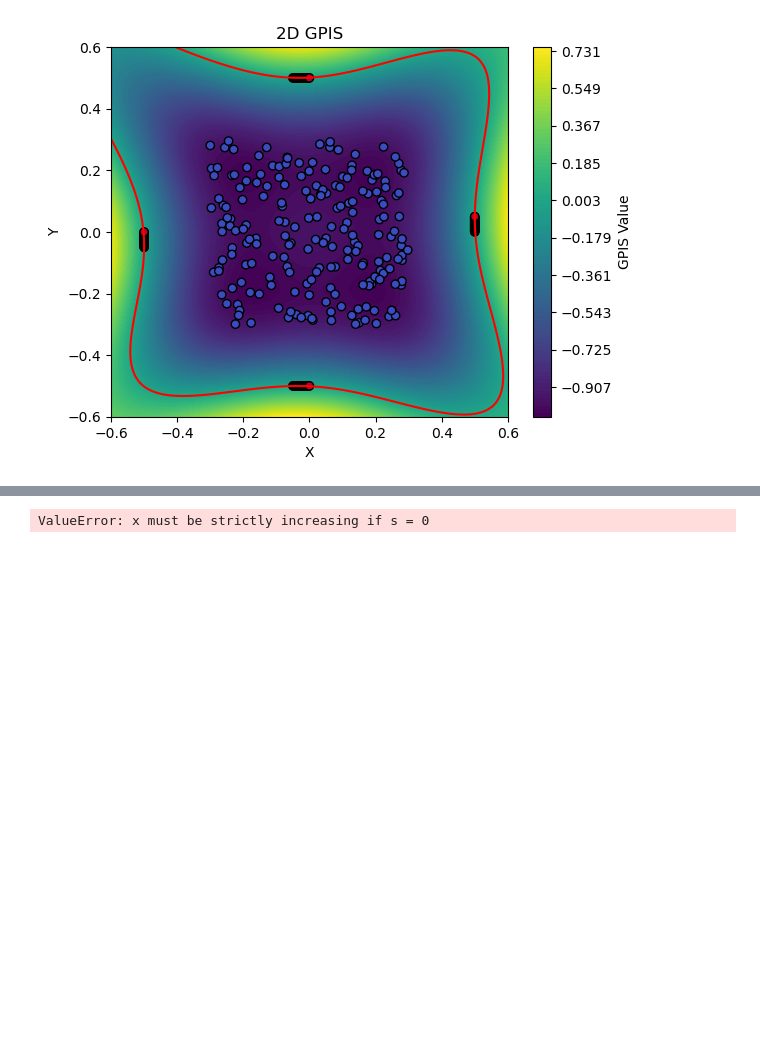
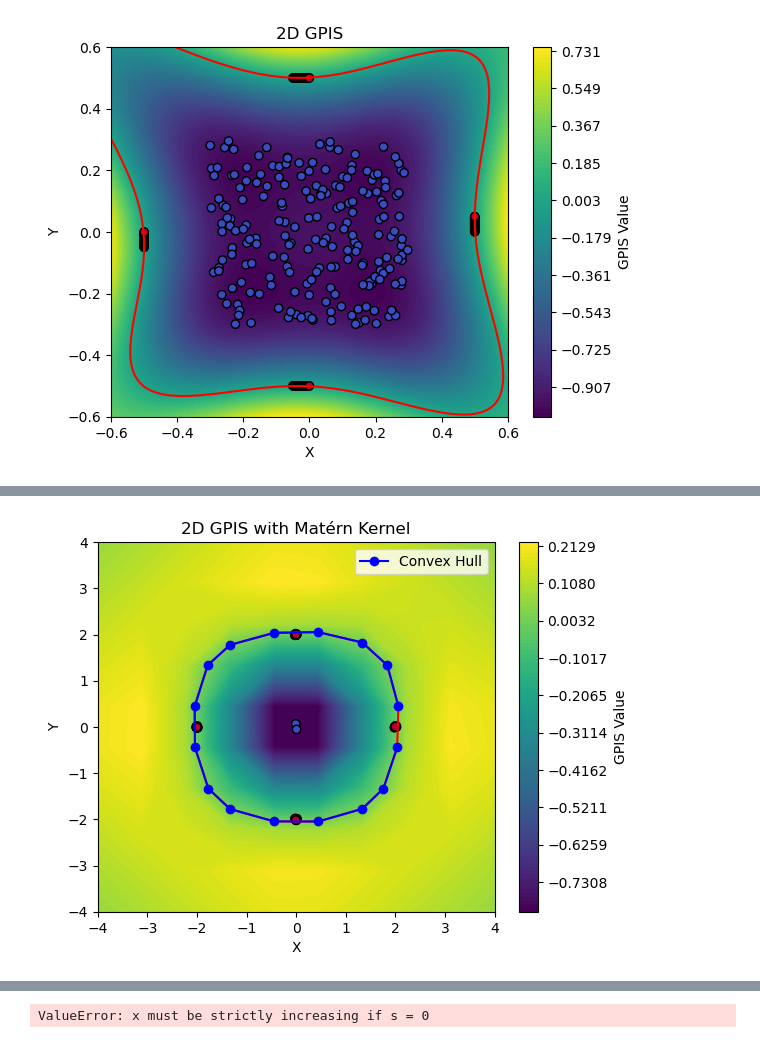
Before and after one commit to TacYee/Simulation, a Jupyter notebook: examples/GPISi.ipynb, the cells around one changed output, grey strips where cells are left out. Saved outputs shown, nothing was run; the diff lists cells and outputs as text; code cells hidden in the pictures; blank space fills up the shorter version.

```diff
--- a/examples/GPISi.ipynb
+++ b/examples/GPISi.ipynb
@@ -379,0 +483,74 @@ plt.show()
+# %%
+import numpy as np
+import matplotlib.pyplot as plt
+from sklearn.gaussian_process import GaussianProcessRegressor
+from sklearn.gaussian_process.kernels import Matern
+from scipy.spatial import ConvexHull
+
+# 1. 数据准备
+N_boundary = 100
+N_interior = 2
+noise_level = 0.01
+
+# 创建边界点
+x_boundary = np.concatenate([
+    np.linspace(-0.01, 0, N_boundary // 4) + np.random.normal(0, noise_level, N_boundary // 4),
+    np.linspace(-0.01, 0, N_boundary // 4) + np.random.normal(0, noise_level, N_boundary // 4),
+    np.full(N_boundary // 4, -2) + np.random.normal(0, noise_level, N_boundary // 4),
+    np.full(N_boundary // 4, 2) + np.random.normal(0, noise_level, N_boundary // 4)
+])
+y_boundary = np.concatenate([
+    np.full(N_boundary // 4, -2) + np.random.normal(0, noise_level, N_boundary // 4),
+    np.full(N_boundary // 4, 2) + np.random.normal(0, noise_level, N_boundary // 4),
+    np.linspace(-0.01, 0, N_boundary // 4) + np.random.normal(0, noise_level, N_boundary // 4),
+    np.linspace(-0, 0.01, N_boundary // 4) + np.random.normal(0, noise_level, N_boundary // 4)
+])
+X_boundary = np.vstack([x_boundary, y_boundary]).T
+y_boundary = np.zeros(N_boundary)
+
+# 正方形内部随机点
+x_interior = np.random.uniform(-0.01, 0.01, N_interior)
+y_interior = np.random.uniform(-0.1, 0.1, N_interior)
+X_interior = np.vstack([x_interior, y_interior]).T
+y_interior = -np.ones(N_interior)
+
+# 合并数据集
+X_train = np.vstack([X_boundary, X_interior])
+y_train = np.concatenate([y_boundary, y_interior])
+
+# 2. 训练高斯过程模型
+kernel = Matern(length_scale=1.0, nu=2.5)
+gp = GaussianProcessRegressor(kernel=kernel, n_restarts_optimizer=10, alpha=1e-2)
+gp.fit(X_train, y_train)
+
+# 3. 可视化结果
+x = np.linspace(-4, 4, 10)
+y = np.linspace(-4, 4, 10)
+X, Y = np.meshgrid(x, y)
+X_test = np.vstack([X.ravel(), Y.ravel()]).T
+y_pred, sigma = gp.predict(X_test, return_std=True)
+Z = y_pred.reshape(X.shape)
+
+# 绘制等值线
+contour = plt.contour(X, Y, Z, levels=[0], colors='red')
+
+# 提取轮廓线的点
+contour_lines = contour.collections[0].get_paths()
+contour_points = np.concatenate([line.vertices for line in contour_lines])
+
+# 计算凸包
+hull = ConvexHull(contour_points)
+hull_points = contour_points[hull.vertices]
+
+# 绘制结果
+plt.contourf(X, Y, Z, levels=np.linspace(Z.min(), Z.max(), 100), cmap="viridis")
+plt.colorbar(label='GPIS Value')
+plt.scatter(X_train[:, 0], X_train[:, 1], c=y_train, cmap="coolwarm", edgecolor="k")
+plt.plot(hull_points[:, 0], hull_points[:, 1], 'bo-', label='Convex Hull')
+plt.title("2D GPIS with Matérn Kernel")
+plt.xlabel("X")
+plt.ylabel("Y")
+plt.legend()
+plt.show()
+# %% [output]
+[figure, added]
```
Also changed, not shown: parts of 4 cells of this notebook, 4 other files.
